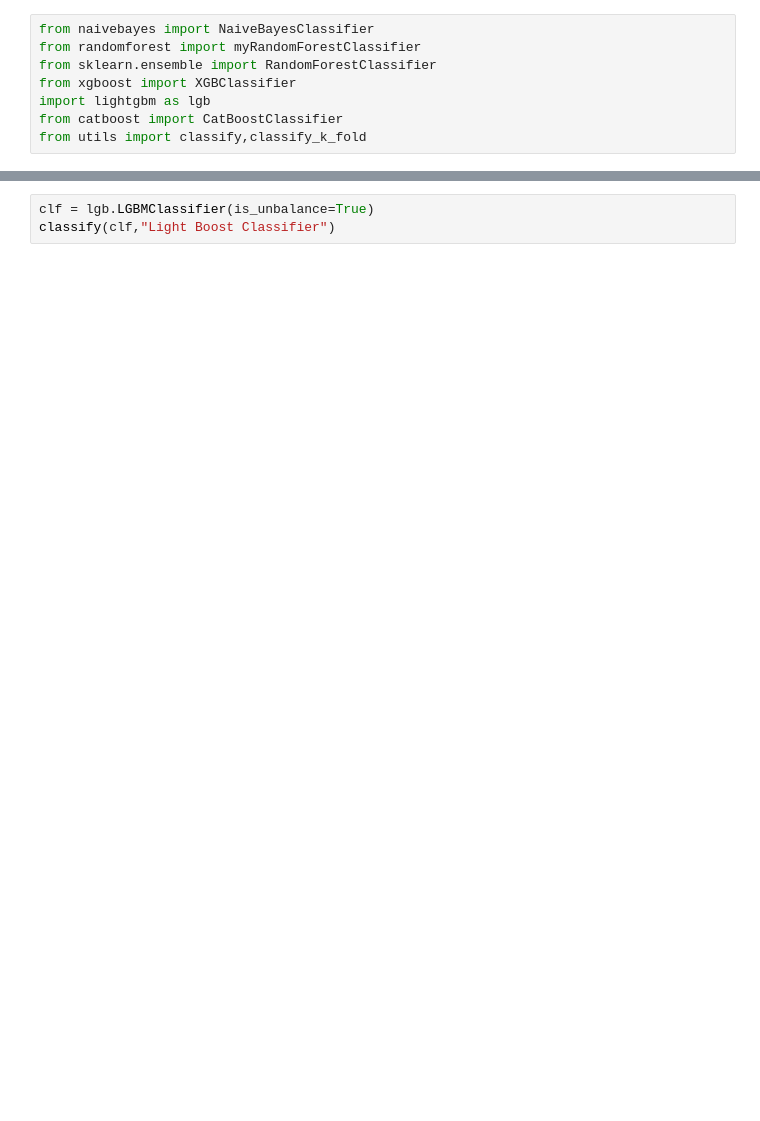
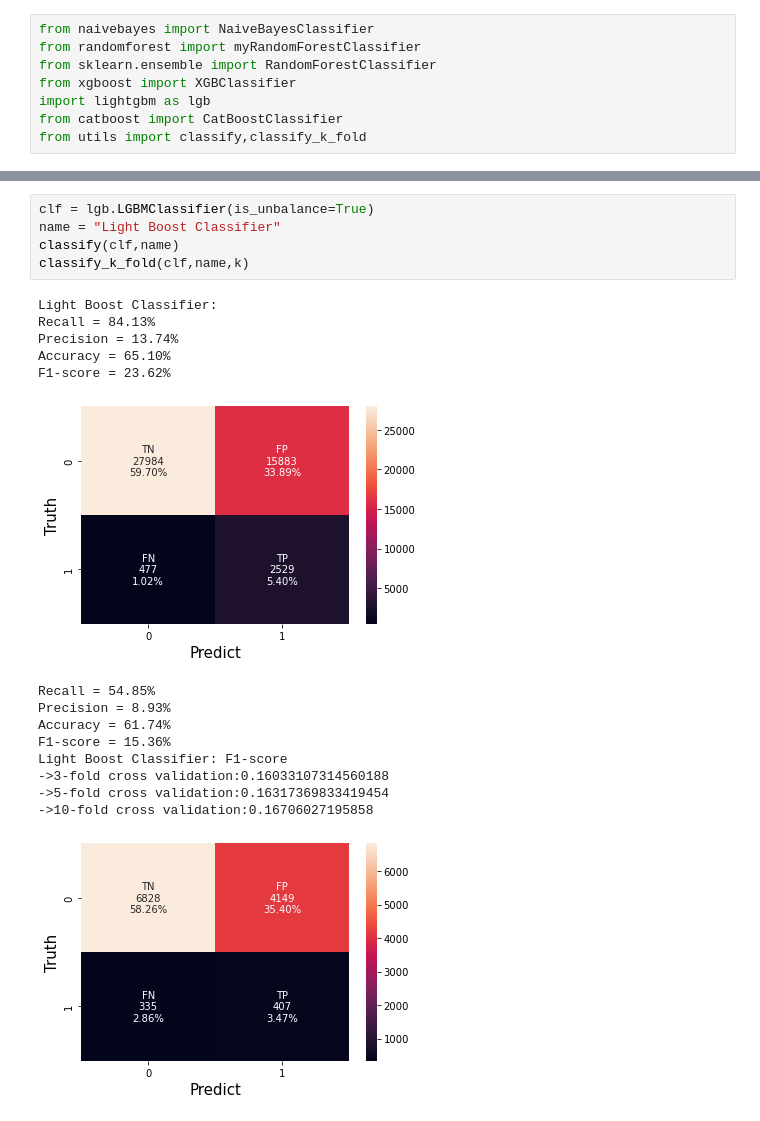
Before and after one commit to CalebThian/superviesed_learning, a Jupyter notebook: main.ipynb, the cells around one changed output, grey strips where cells are left out. Cells and saved outputs as stored; diff of their text form; blank space fills up the shorter version.

```diff
--- a/main.ipynb
+++ b/main.ipynb
@@ -71,3 +189,21 @@ classify_k_fold(clf,name,k)
 # %%
 clf = lgb.LGBMClassifier(is_unbalance=True)
-classify(clf,"Light Boost Classifier")
+name = "Light Boost Classifier"
+classify(clf,name)
+classify_k_fold(clf,name,k)
+# %% [output]
+Light Boost Classifier:
+Recall = 84.13%
+Precision = 13.74%
+Accuracy = 65.10%
+F1-score = 23.62%
+[figure, added]
+Recall = 54.85%
+Precision = 8.93%
+Accuracy = 61.74%
+F1-score = 15.36%
+Light Boost Classifier: F1-score
+->3-fold cross validation:0.16033107314560188
+->5-fold cross validation:0.16317369833419454
+->10-fold cross validation:0.16706027195858
+[figure, added]
```
Also changed, not shown: parts of 9 cells of this notebook, 5 other files.
